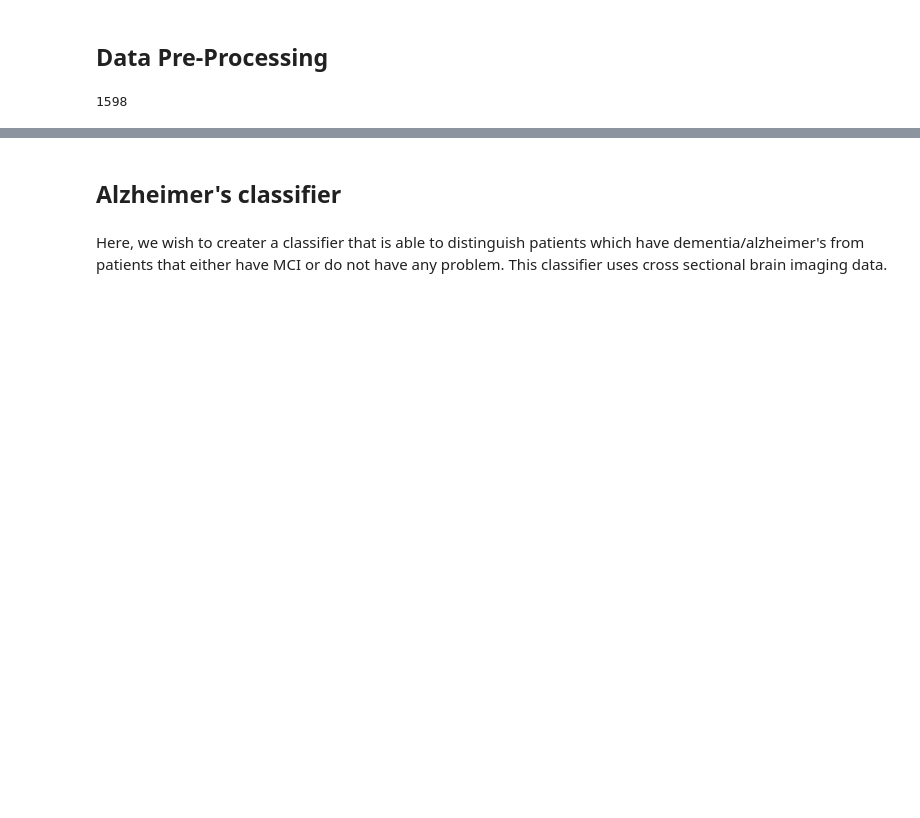
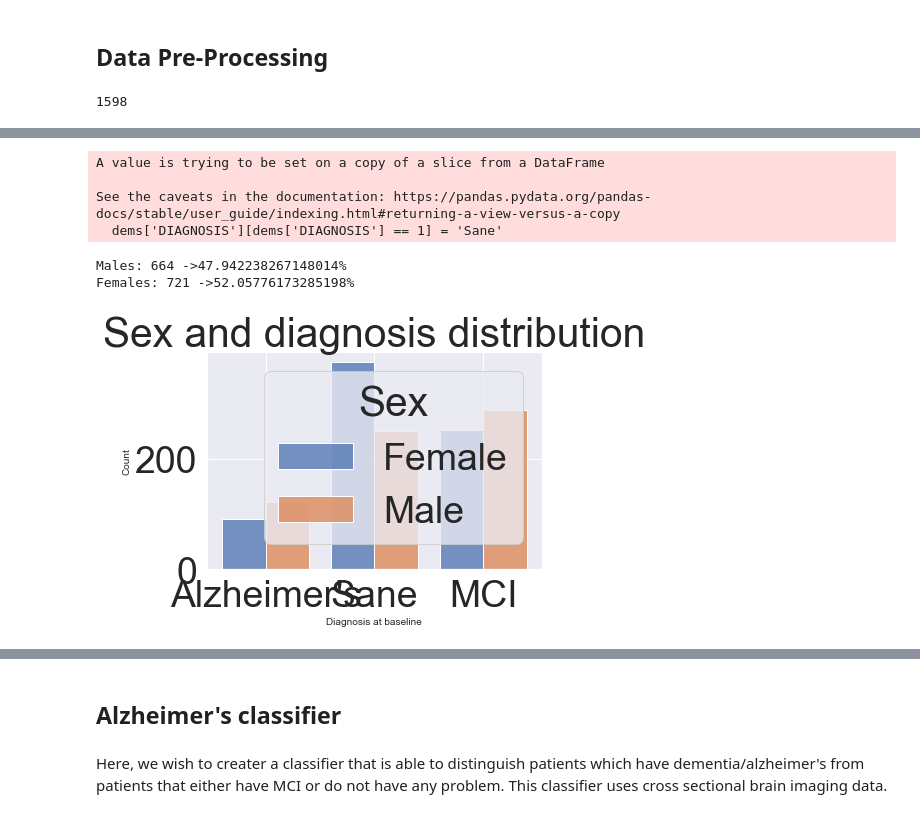
Before and after one commit to V1ncenttt/FYP-Alzheimer-Harmonisation, a Jupyter notebook: src/new_classifiers.ipynb, the cells around one changed output, grey strips where cells are left out. Cells and saved outputs as stored; diff of their text form; code cells hidden in the pictures; blank space fills up the shorter version.

```diff
--- a/src/new_classifiers.ipynb
+++ b/src/new_classifiers.ipynb
@@ -106,4 +106,10 @@ img = imgdx1.append(imgdx2.append(imgdx3))
+# %%
+img_cov["AGE"] = img_cov["USERDATE"] - img_cov["PTDOBYY"]
 # %%
-img['DIAGNOSIS'] = img['DIAGNOSIS'].fillna(img['DXCHANGE'])
-img['DIAGNOSIS'] = img['DIAGNOSIS'].fillna(img['DXCURREN'])
-img.drop(['DXCURREN', 'DXCHANGE'], axis=1, inplace=True)
+# Merge diagnosis
+
+img_cov['DIAGNOSIS'] = img_cov['DIAGNOSIS'].fillna(img_cov['DXCHANGE'])
+img_cov['DIAGNOSIS'] = img_cov['DIAGNOSIS'].fillna(img_cov['DXCURREN'])
+img_cov.drop(['DXCURREN', 'DXCHANGE'], axis=1, inplace=True)
+# %%
+img_cov.dropna(inplace=True)
@@ -109,0 +118,35 @@ img.drop(['DXCURREN', 'DXCHANGE'], axis=1, inplace=True)
+# %%
+#Sex, Age, and diagnosis distrib
+dems = img_cov.copy()
+sex = dems['PTGENDER'].copy()
+sex[sex==1] = "Male"
+sex[sex==2] = "Female"
+dems['DIAGNOSIS'][dems['DIAGNOSIS'] == 1] = 'Sane'
+dems['DIAGNOSIS'][dems['DIAGNOSIS'] == 2] = 'MCI'
+dems['DIAGNOSIS'][dems['DIAGNOSIS'] == 3] = 'Alzheimer\'s'
+males = len(sex[sex=="Male"])
+females = len(sex[sex=="Female"])
+total = (len(sex))
+dems['Sex'] = sex
+
+#Plot
+sns.set_style("dark")
+sns.set(rc={"figure.dpi":300, 'savefig.dpi':300})
+sns.set_context('notebook')
+sns.set_style("ticks")
+sns.set(rc={'figure.figsize':(12.7,10.27)})
+sns.set(font_scale=3.4)
+hist_plot = sns.histplot(data=dems, x="DIAGNOSIS", hue="Sex", multiple="dodge", shrink=.8).set(title='Sex and diagnosis distribution', xlabel='Diagnosis at baseline')[0]
+fig = hist_plot.get_figure()
+fig.savefig("sexdiag.png")
+
+print("Males: " + str(males) + " ->" + str(males / total *100)+ "%")
+print("Females: " + str(females) + " ->" + str(females / total *100)+ "%")
+# %% [output]
+A value is trying to be set on a copy of a slice from a DataFrame
+
+See the caveats in the documentation: https://pandas.pydata.org/pandas-docs/stable/user_guide/indexing.html#returning-a-view-versus-a-copy
+  dems['DIAGNOSIS'][dems['DIAGNOSIS'] == 1] = 'Sane'
+Males: 664 ->47.942238267148014%
+Females: 721 ->52.05776173285198%
+[figure, added]
```
Also changed, not shown: parts of 80 cells of this notebook, 4 other files.
